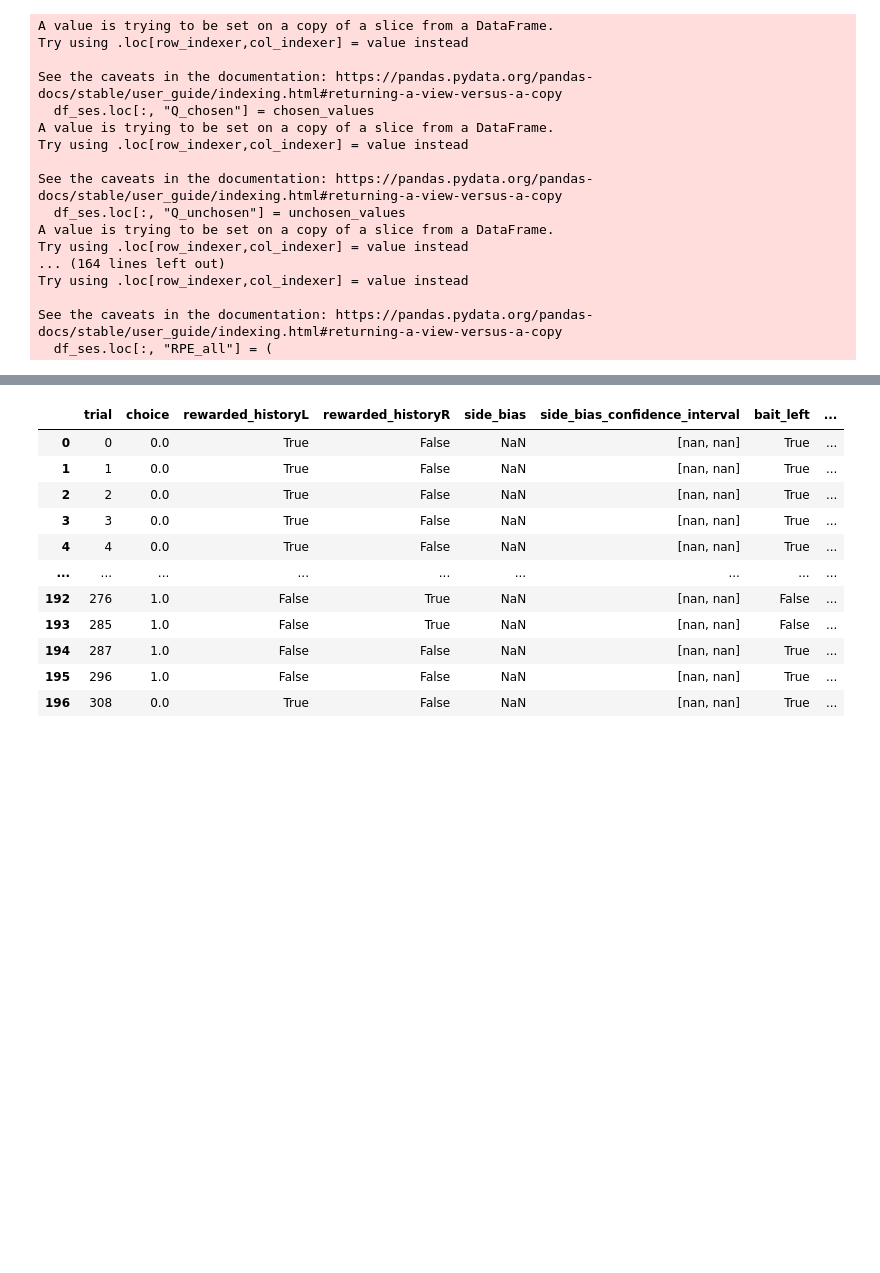
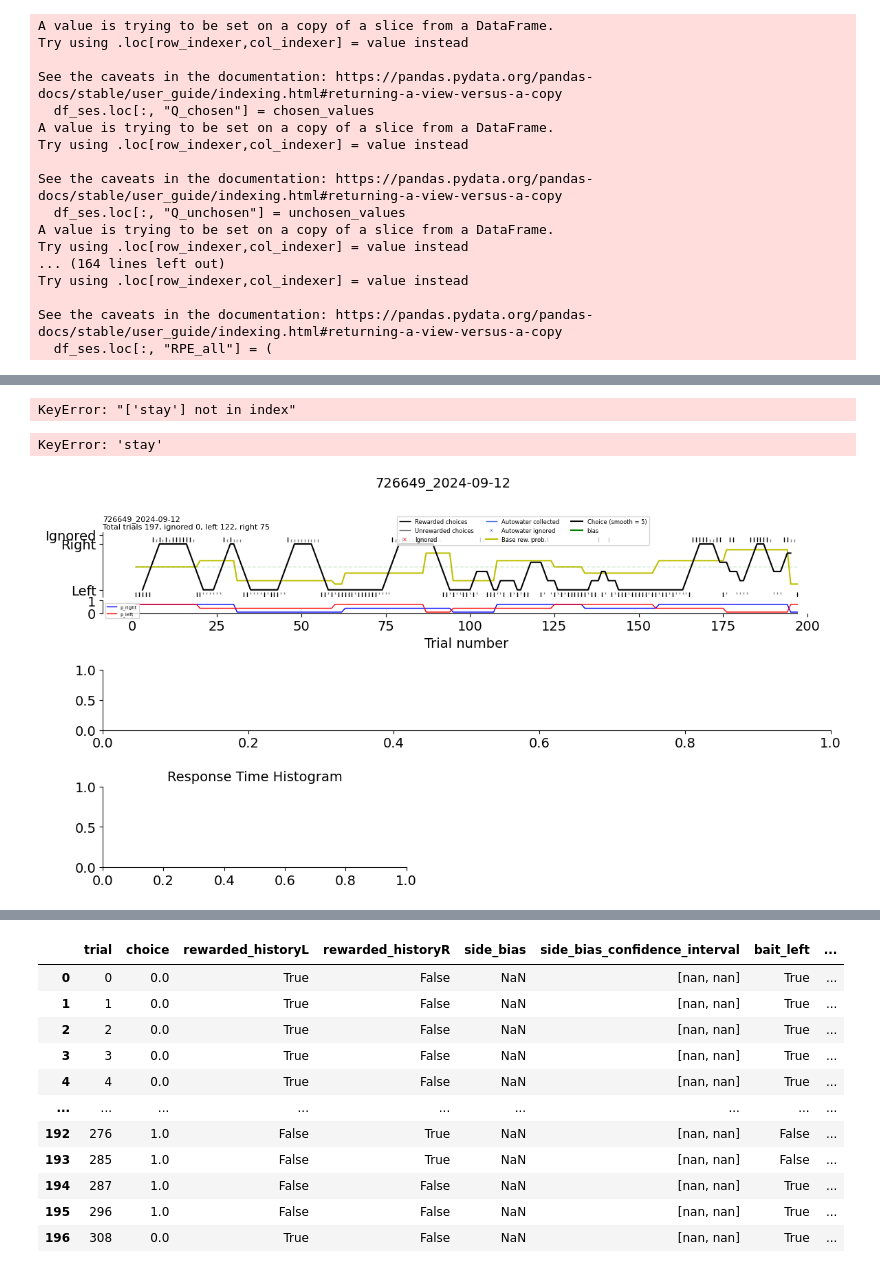
Before and after one commit to rachelstephlee/rachel-grouped-aind-analysis-wrapper, a Jupyter notebook: code/analysis_wrapper/test_plots.ipynb, the cells around one changed output, grey strips where cells are left out. Cells and saved outputs as stored; diff of their text form; code cells hidden in the pictures; blank space fills up the shorter version.

```diff
--- a/code/analysis_wrapper/test_plots.ipynb
+++ b/code/analysis_wrapper/test_plots.ipynb
@@ -143,3 +206,13 @@ for channel in list(analysis_specification["channels"].keys()):
+# %%
+df_trials[['ses_idx', 'stay']]
+# %% [output]
+KeyError: "['stay'] not in index"
+# %%
+reload(summary_plots)
+summary_plots.plot_per_channel_behavior_data(nwbs_by_week[0][0], loc=None)
+# %% [output]
+KeyError: 'stay'
+[figure, added]
 # %%
 
 pb.plot_foraging_session_nwb(nwbs_by_week[0][0])
```
Also changed, not shown: parts of 12 cells of this notebook, 2 other files.
